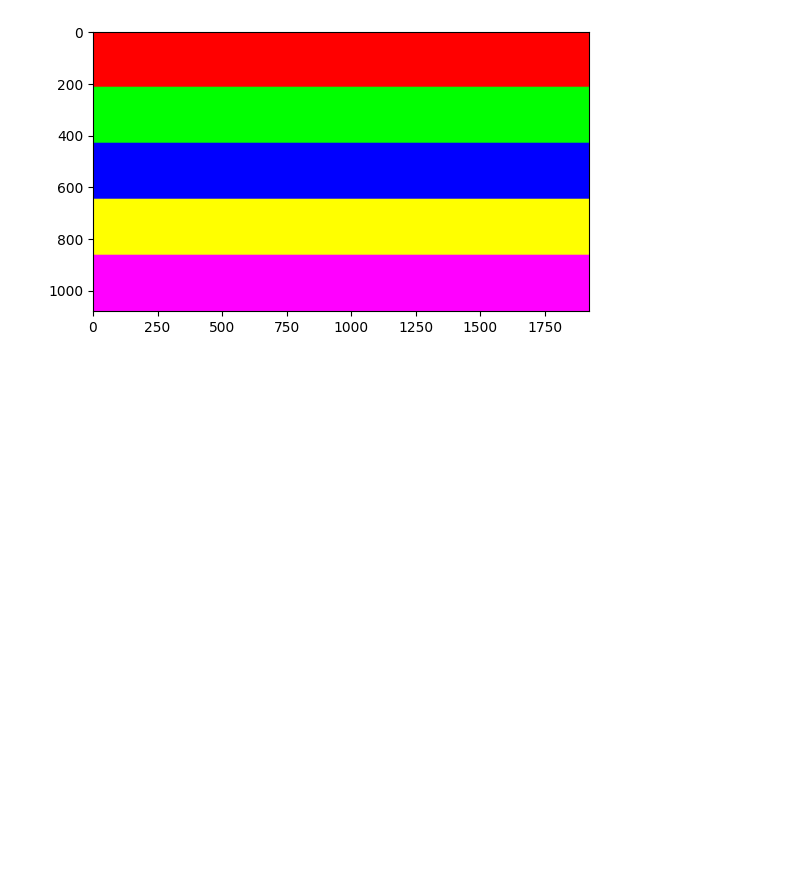
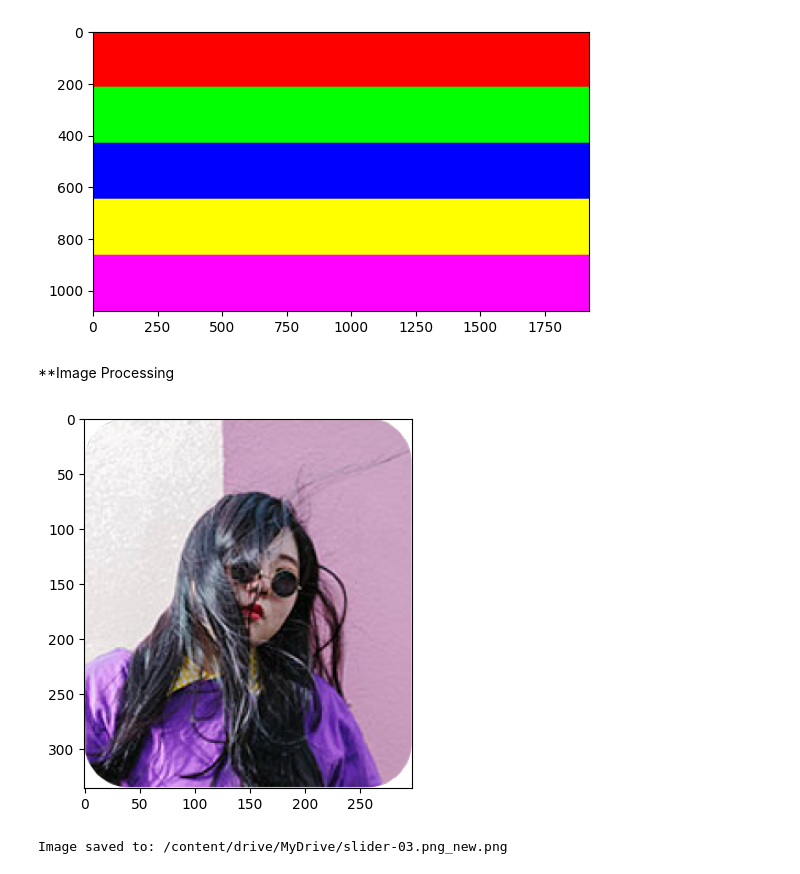
Before and after one commit to ekpurwanto/Praktikum-Pengolahan-Citra-Python, a Jupyter notebook: Pengolahan_Citra_Pertemuan_2.ipynb, the cells around one changed output. Cells and saved outputs as stored; diff of their text form; code cells hidden in the pictures; blank space fills up the shorter version.

```diff
--- a/Pengolahan_Citra_Pertemuan_2.ipynb
+++ b/Pengolahan_Citra_Pertemuan_2.ipynb
@@ -68,3 +68,5 @@ plt.show()
 # %% [output]
 <class 'numpy.ndarray'>
 [figure]
+# %% [markdown]
+**Image Processing
@@ -70,0 +77,16 @@ plt.show()
+# %%
+file_path = "/content/drive/MyDrive/slider-05.png"
+gambar = plt.imread(file_path)
+
+plt.figure(1)
+plt.imshow(gambar)
+plt.show()
+
+nama_file = "slider-03.png"
+
+output_file_path = "/content/drive/MyDrive/" + nama_file + "_new.png"
+plt.imsave(output_file_path, gambar)
+print(f"Image saved to: {output_file_path}")
+# %% [output]
+[figure, added]
+Image saved to: /content/drive/MyDrive/slider-03.png_new.png
```
Also changed, not shown: parts of 5 cells of this notebook.
